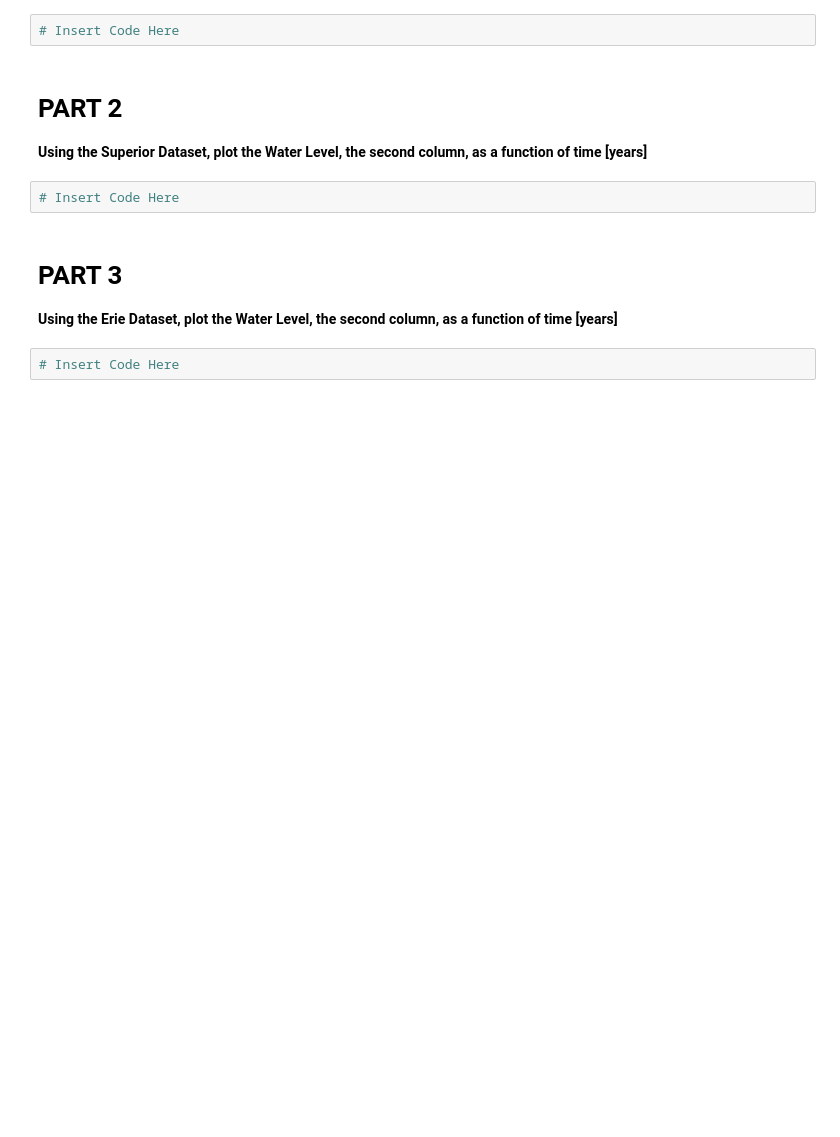
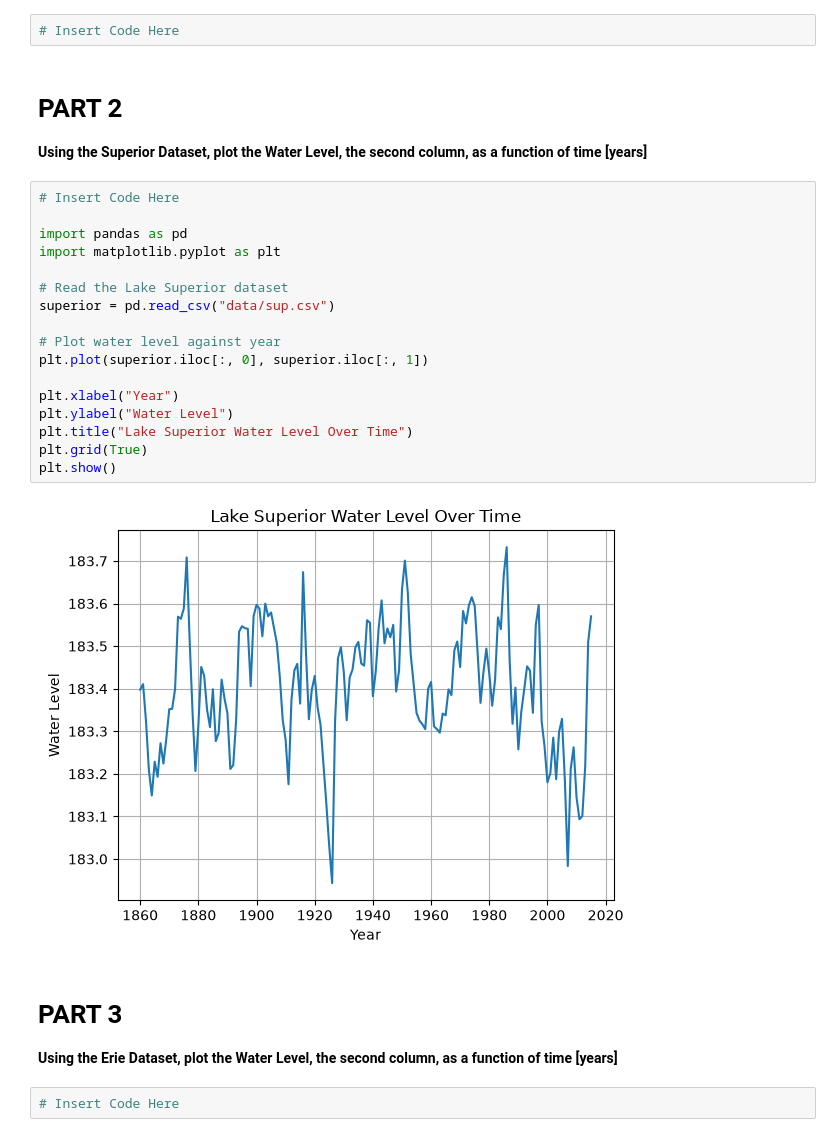
Before and after one commit to msu-cmse-courses/CMSE202_Git_Started, a Jupyter notebook: Great_Lakes_and_Grand_River.ipynb, the cells around one changed output. Drawn from its saved outputs; the diff is of its cells as text; blank space fills up the shorter version.

Commit message:
Update Part 2 Lake Superior

```diff
--- a/Great_Lakes_and_Grand_River.ipynb
+++ b/Great_Lakes_and_Grand_River.ipynb
@@ -34,8 +34,25 @@ This notebook **might look very familiar!** It is based off a CMSE 201 assignmen
 # PART 2
 
 **Using the Superior Dataset, plot the Water Level, the second column, as a function of time [years]**
-# %%
-# Insert Code Here
+# %%
+# Insert Code Here
+
+import pandas as pd
+import matplotlib.pyplot as plt
+
+# Read the Lake Superior dataset
+superior = pd.read_csv("data/sup.csv")
+
+# Plot water level against year
+plt.plot(superior.iloc[:, 0], superior.iloc[:, 1])
+
+plt.xlabel("Year")
+plt.ylabel("Water Level")
+plt.title("Lake Superior Water Level Over Time")
+plt.grid(True)
+plt.show()
+# %% [output]
+[figure, added]
 # %% [markdown]
 # PART 3
 
```
